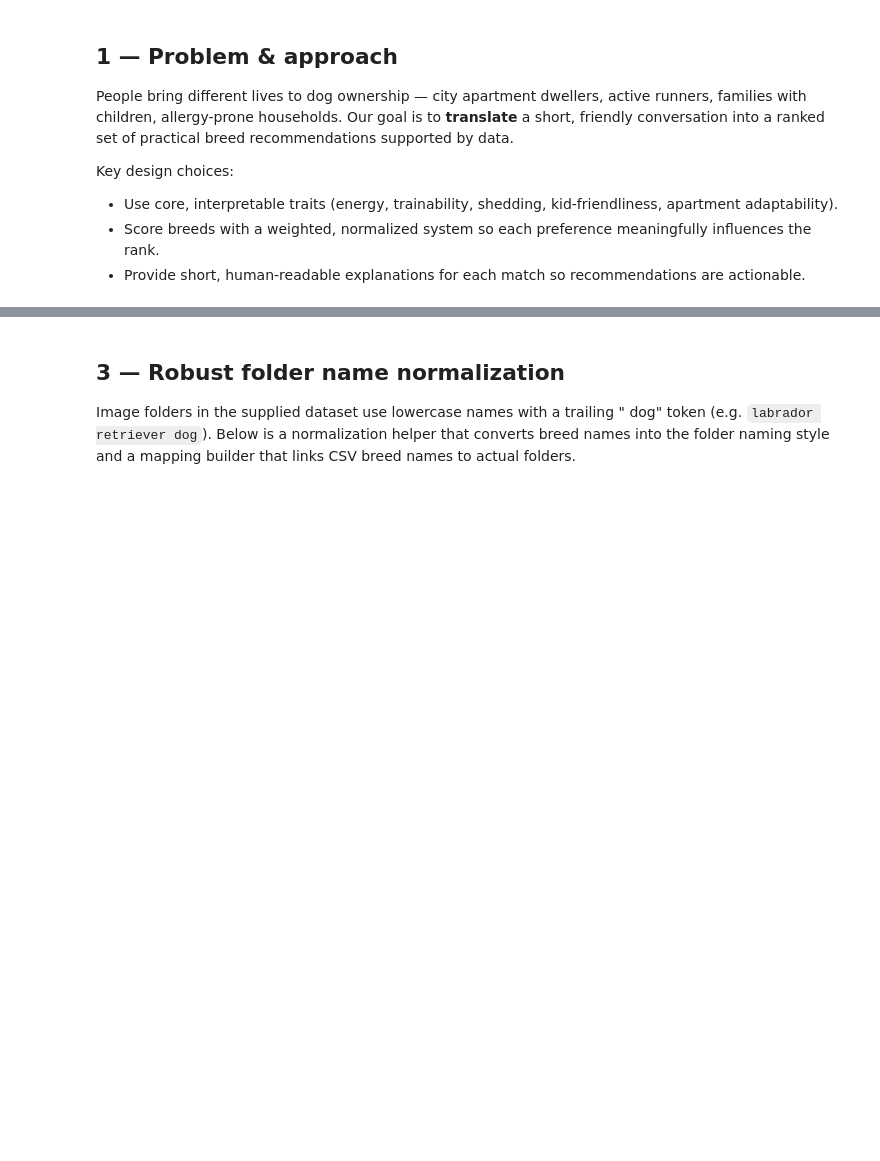
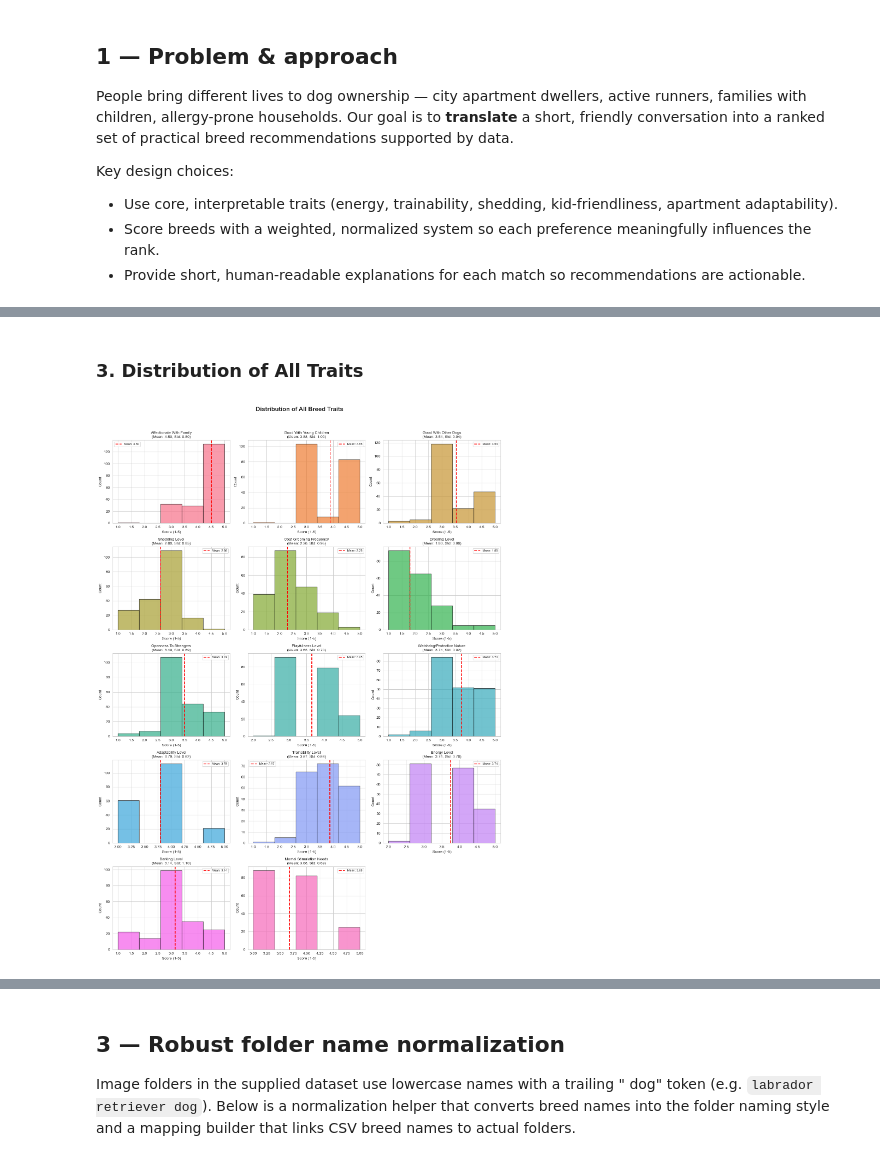
Before and after one commit to baraalsedih/dog_matchmaker, a Jupyter notebook: workspace.ipynb, the cells around one changed output, grey strips where cells are left out. Drawn from its saved outputs; the diff is of its cells as text; code cells hidden in the pictures; blank space fills up the shorter version.

```diff
--- a/workspace.ipynb
+++ b/workspace.ipynb
@@ -117,0 +183,30 @@ for col, label in cols:
+# %%
+# 3. Distribution Plots for All Features
+md("### 3. Distribution of All Traits")
+n_cols = 3
+n_rows = (len(numeric_cols) + n_cols - 1) // n_cols
+fig, axes = plt.subplots(n_rows, n_cols, figsize=(15, 4*n_rows))
+axes = axes.flatten()
+
+for idx, col in enumerate(numeric_cols):
+    if col in breeds_analysis.columns:
+        values = breeds_analysis[col].dropna()
+        axes[idx].hist(values, bins=5, alpha=0.7, color=sns.color_palette("husl", len(numeric_cols))[idx], edgecolor='black')
+        axes[idx].set_title(f'{col}\n(Mean: {values.mean():.2f}, Std: {values.std():.2f})', fontsize=10)
+        axes[idx].set_xlabel('Score (1-5)')
+        axes[idx].set_ylabel('Count')
+        axes[idx].axvline(values.mean(), color='red', linestyle='--', linewidth=2, label=f'Mean: {values.mean():.2f}')
+        axes[idx].legend(fontsize=8)
+    else:
+        axes[idx].axis('off')
+
+# Hide extra subplots
+for idx in range(len(numeric_cols), len(axes)):
+    axes[idx].axis('off')
+
+plt.suptitle('Distribution of All Breed Traits', fontsize=16, fontweight='bold', y=1.02)
+plt.tight_layout()
+plt.show()
+# %% [output]
+### 3. Distribution of All Traits
+[figure, added]
```
Also changed, not shown: parts of 14 cells of this notebook, 3 other files.
